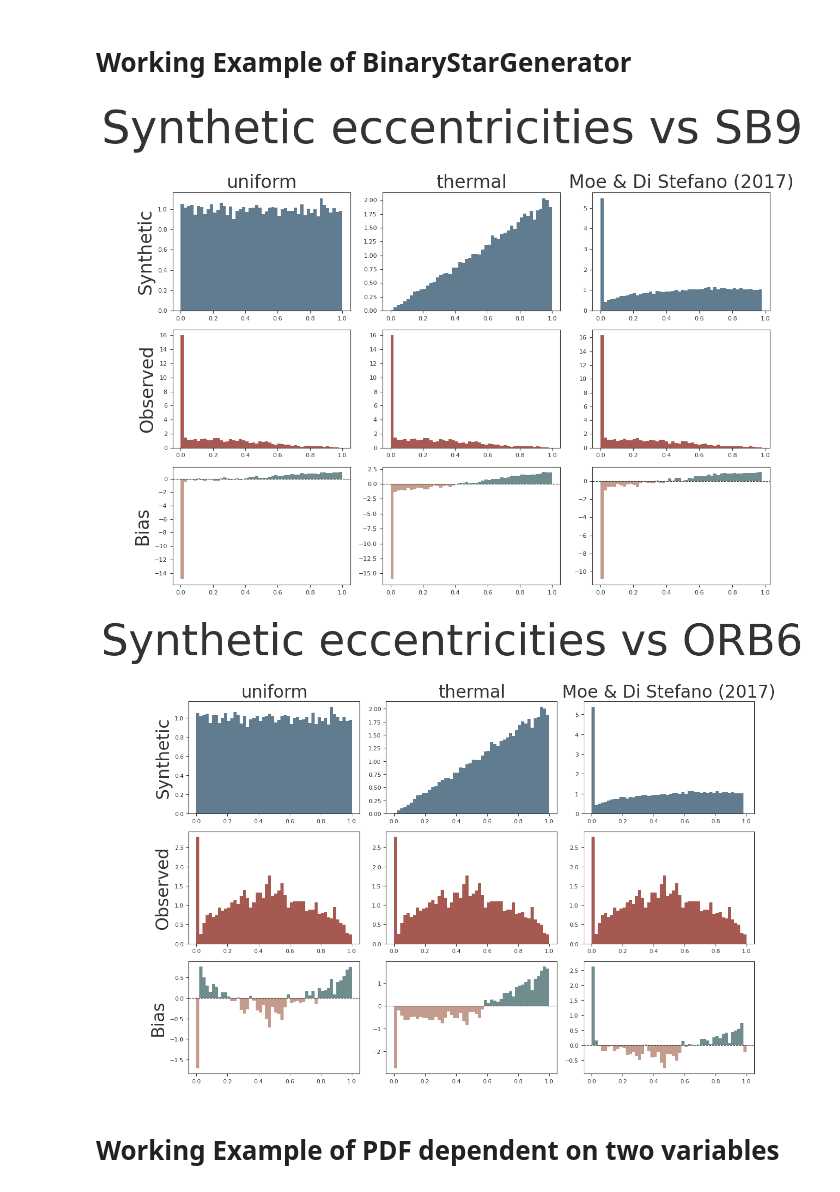
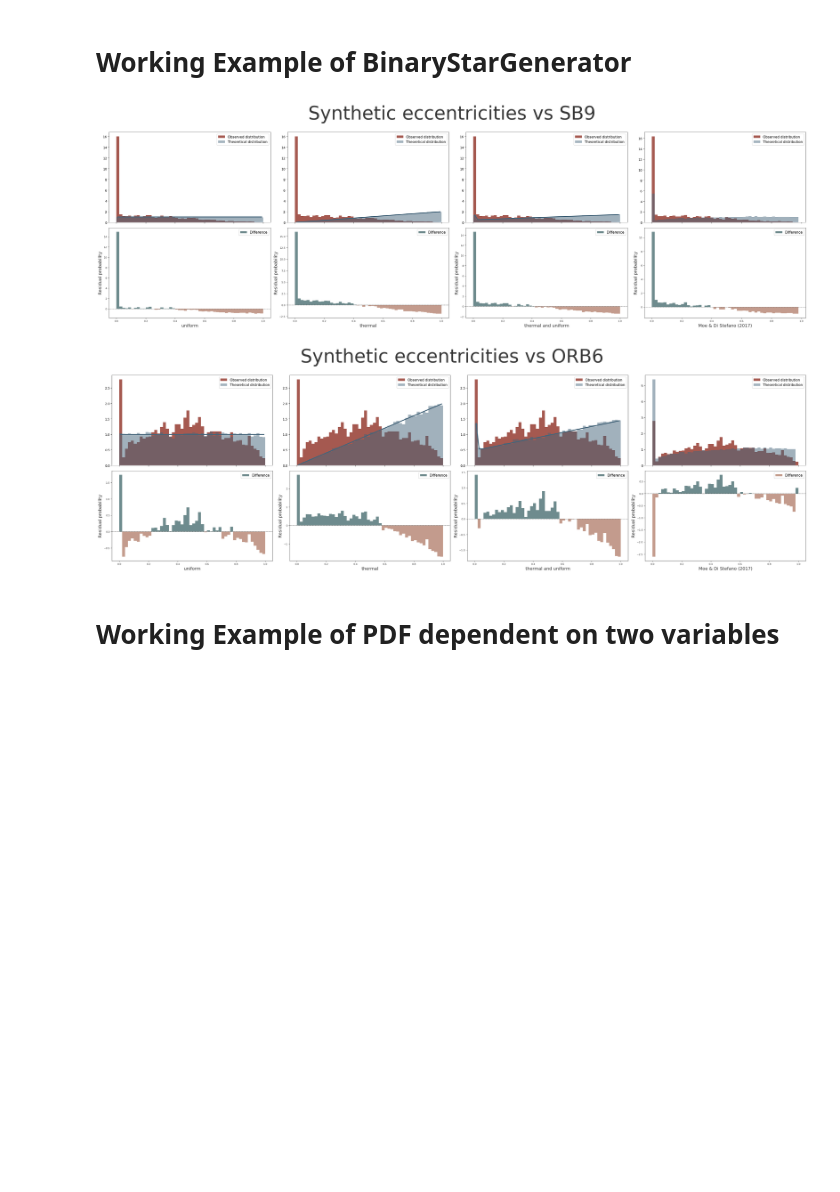
Before and after one commit to Eljameuter/Orbital-and-physical-parameter-distribution-of-Binary-Systems, a Jupyter notebook: Bias_correction.ipynb, the cells around one changed output. Cells and saved outputs as stored; diff of their text form; code cells hidden in the pictures; blank space fills up the shorter version.

```diff
--- a/Bias_correction.ipynb
+++ b/Bias_correction.ipynb
@@ -611,38 +611,71 @@ sample = BinaryStarGenerator()
 def thermal_eccentricity(e):
     return 2*e
 
 def uniform_eccentricity(e):
     return np.ones_like(e)
 
 def power_eccentricity(e,a):
     return e**a
 
+# combination of both
+separations = 200 * np.random.rand(len(df_synthetic))
+f_thermal   = np.mean(separations >= 100)
+f_uniform   = 1 - f_thermal
+
+periods      = 200 * np.random.rand(len(df_synthetic))
+f_normal     = np.mean(periods >= 7)       # non-circularised
+f_circulized = 1 - f_normal                # periods < 7 days → e = 0
+
+def uniform_and_thermal(e, f_uniform=f_uniform, f_thermal=f_thermal,
+                            f_normal=f_normal, f_circulized=f_circulized):
+    """
+    Mixture PDF combining separation and period conditions:
+      - periods < 7 days  (f_circulized): e = 0  → delta spike at e=0
+      - periods >= 7 days (f_normal):     mixture of uniform and thermal
+    """
+    # Continuous mixture for non-circularised systems
+    pdf_continuous = f_uniform * uniform_eccentricity(e) + f_thermal * thermal_eccentricity(e)
+
+    # Delta spike at e = 0 for circularised systems
+    spike_width = 1e-2
+    pdf_spike   = f_circulized * np.exp(-0.5 * (e / spike_width)**2) / (spike_width * np.sqrt(2 * np.pi))
+
+    return f_normal * pdf_continuous + pdf_spike
 # draw samples
 samples_thermal = sample.generate_single(thermal_eccentricity,(0,1),len( df_synthetic["e"]))
 samples_uniform = sample.generate_single(uniform_eccentricity,(0,1),len( df_synthetic["e"]))
+samples_both = sample.generate_single(uniform_and_thermal,(0,1),len( df_synthetic["e"]))
 # save in dataframe
 df_compare = pd.DataFrame({
     "uniform": samples_uniform,
     "thermal": samples_thermal,
+    "both" : samples_both,
     "Moe & Di Stefano (2017)": df_synthetic["e"].values
 })
 
+pdfs = [
+    uniform_eccentricity,   # col 0 - uniform:  f(e) = 1
+    thermal_eccentricity,   # col 1 - thermal:  f(e) = 2e
+    uniform_and_thermal,    # col 2 - both: f(e) = 1 for a < 100AU and f(e) = 2e for a > 100AU
+    None,                   # col 2 - Moe & Di Stefano (2017): empirical, no PDF
+]
 
 analysis = BinaryPopulationAnalysis(
     df_synthetic = df_compare,
-    synth_cols   = ["uniform","thermal", "Moe & Di Stefano (2017)"],
-    obs_cols     = ["e","e","e"],
-    col_labels   = ["uniform","thermal", "Moe & Di Stefano (2017)"]
+    synth_cols   = ["uniform","thermal","both", "Moe & Di Stefano (2017)"],
+    obs_cols     = ["e","e","e","e"],
+    col_labels   = ["uniform","thermal","thermal and uniform","Moe & Di Stefano (2017)"]
 )
 
 for name, df_obs in [("SB9", df_SB9), ("ORB6", df_ORB6)]:
     bins, synth_hist, obs_hist, bias_hist = analysis.generate_histograms(df_obs)
     analysis.plot_histograms(bins, synth_hist, obs_hist, bias_hist,
+                             pdfs=pdfs,
                              title=f"Synthetic eccentricities vs {name}",
                              save_path=f"Media/3eccentricities_vs_{name}.svg")
 # %% [output]
-[figure, old version]
+[figure, new version]
-[figure, old version]
+[figure, new version]
 # %% [markdown]
 # Working Example of PDF dependent on two variables
 # %%
```
Also changed, not shown: parts of 2 cells of this notebook, 10 other files.
